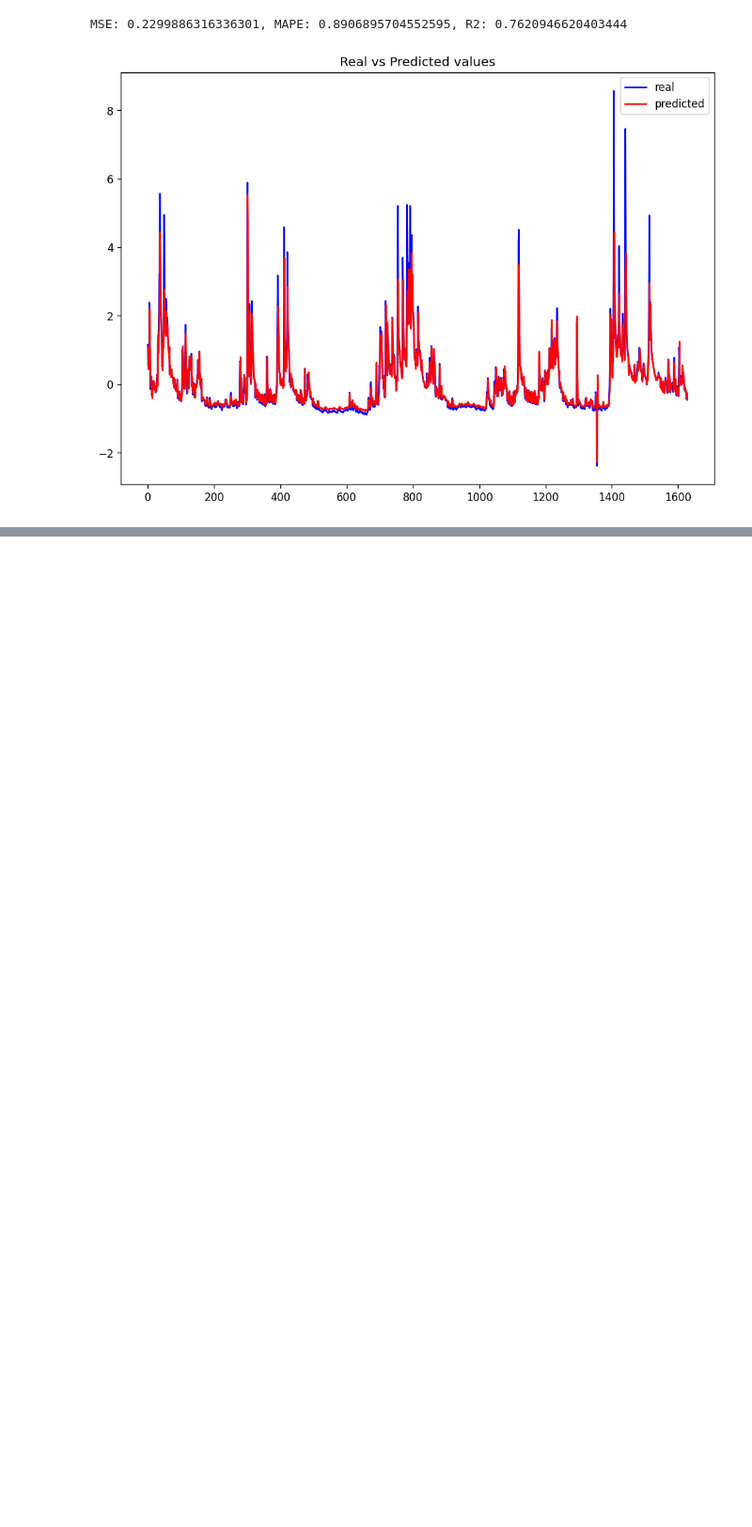
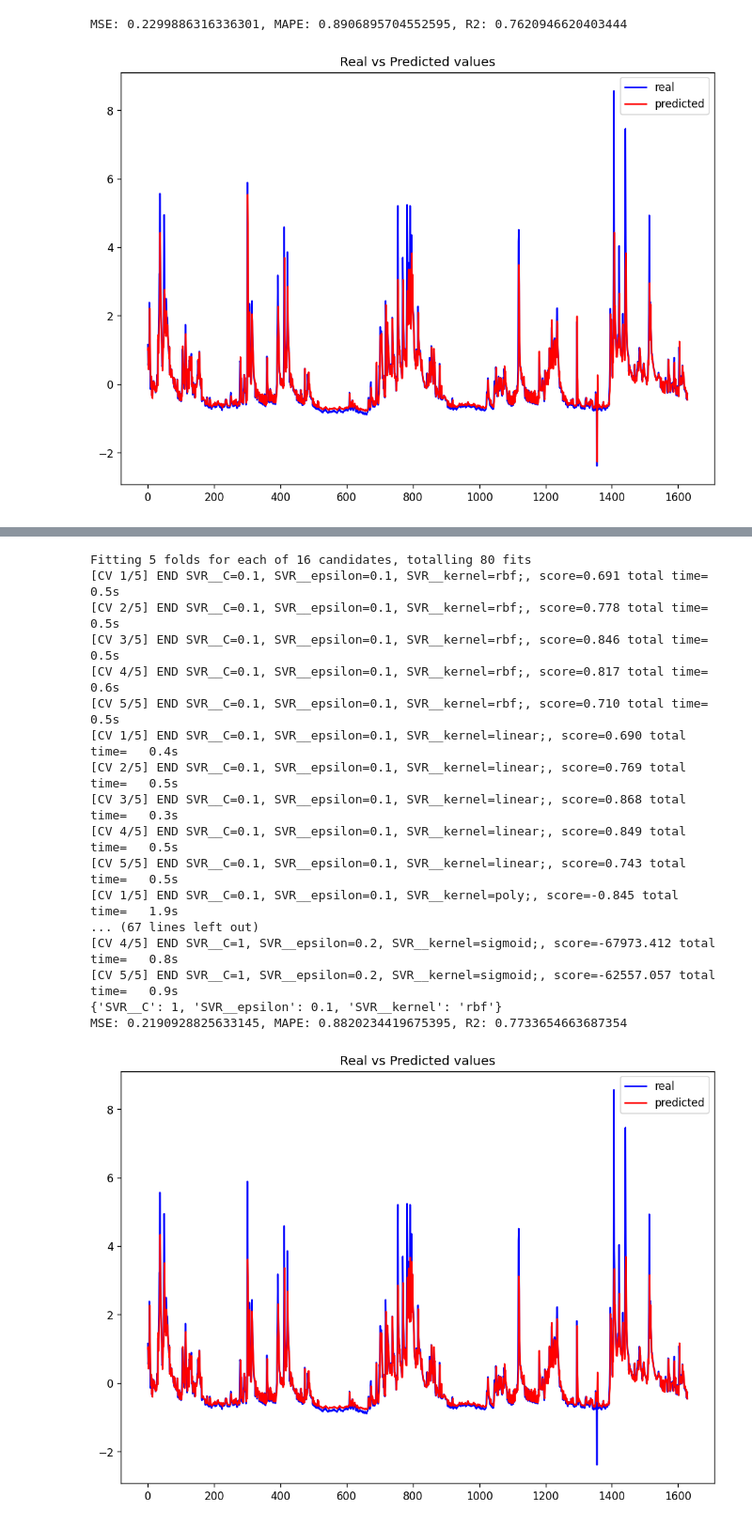
Before and after one commit to Phenikaa-University/AI-dev, a Jupyter notebook: 11_matplotlib/VuongTuanCuong_lab11.ipynb, the cells around one changed output, grey strips where cells are left out. Shown at 94% size. Saved outputs shown, nothing was run; the diff lists cells and outputs as text; code cells hidden in the pictures; blank space fills up the shorter version.

```diff
--- a/11_matplotlib/VuongTuanCuong_lab11.ipynb
+++ b/11_matplotlib/VuongTuanCuong_lab11.ipynb
@@ -386,32 +389,51 @@ X_train, X_test, Y_train, Y_test = train_test_split(x, y, test_size=0.2, shuffle
 #++++++++++++++++++++++++++++++++
 steps = [('scaler', StandardScaler()), ('SVR', SVR())]
 pipeline = Pipeline(steps)
 
 
 #++++++++++++++++++++++++++++++++++++++
 #+ create the hyperparameter space
 #++++++++++++++++++++++++++++++++++++++
 parameteres = {
-    'SVR__C': [0.1, 1, 10, 100, 1000],
-    'SVR__epsilon': [0.1, 0.2, 0.3, 0.5, 1.0],
+    'SVR__C': [0.1, 1],
+    'SVR__epsilon': [0.1, 0.2],
     'SVR__kernel': ['rbf', 'linear', 'poly', 'sigmoid']
 }
 
 #++++++++++++++++++++++++++++++
 #+ Grid Search Cross Validation
 #++++++++++++++++++++++++++++++
 grid = GridSearchCV(pipeline, param_grid=parameteres, cv=5, verbose=3)
 
 # Fit the data
 grid.fit(X_train, Y_train)
 
 # get the best parameters
 print(grid.best_params_)
 
 # Make predictions
 pred = grid.predict(X_test)
 
 # Calculate metrics
 calculate_metrics(Y_test, pred)
 
 draw_true_predict(Y_test, pred)
+# %% [output]
+Fitting 5 folds for each of 16 candidates, totalling 80 fits
+[CV 1/5] END SVR__C=0.1, SVR__epsilon=0.1, SVR__kernel=rbf;, score=0.691 total time=   0.5s
+[CV 2/5] END SVR__C=0.1, SVR__epsilon=0.1, SVR__kernel=rbf;, score=0.778 total time=   0.5s
+[CV 3/5] END SVR__C=0.1, SVR__epsilon=0.1, SVR__kernel=rbf;, score=0.846 total time=   0.5s
+[CV 4/5] END SVR__C=0.1, SVR__epsilon=0.1, SVR__kernel=rbf;, score=0.817 total time=   0.6s
+[CV 5/5] END SVR__C=0.1, SVR__epsilon=0.1, SVR__kernel=rbf;, score=0.710 total time=   0.5s
+[CV 1/5] END SVR__C=0.1, SVR__epsilon=0.1, SVR__kernel=linear;, score=0.690 total time=   0.4s
+[CV 2/5] END SVR__C=0.1, SVR__epsilon=0.1, SVR__kernel=linear;, score=0.769 total time=   0.5s
+[CV 3/5] END SVR__C=0.1, SVR__epsilon=0.1, SVR__kernel=linear;, score=0.868 total time=   0.3s
+[CV 4/5] END SVR__C=0.1, SVR__epsilon=0.1, SVR__kernel=linear;, score=0.849 total time=   0.5s
+[CV 5/5] END SVR__C=0.1, SVR__epsilon=0.1, SVR__kernel=linear;, score=0.743 total time=   0.5s
+[CV 1/5] END SVR__C=0.1, SVR__epsilon=0.1, SVR__kernel=poly;, score=-0.845 total time=   1.9s
+... (67 lines left out)
+[CV 4/5] END SVR__C=1, SVR__epsilon=0.2, SVR__kernel=sigmoid;, score=-67973.412 total time=   0.8s
+[CV 5/5] END SVR__C=1, SVR__epsilon=0.2, SVR__kernel=sigmoid;, score=-62557.057 total time=   0.9s
+{'SVR__C': 1, 'SVR__epsilon': 0.1, 'SVR__kernel': 'rbf'}
+MSE: 0.2190928825633145, MAPE: 0.8820234419675395, R2: 0.7733654663687354
+[figure, added]
```
Also changed, not shown: parts of 2 cells of this notebook.
